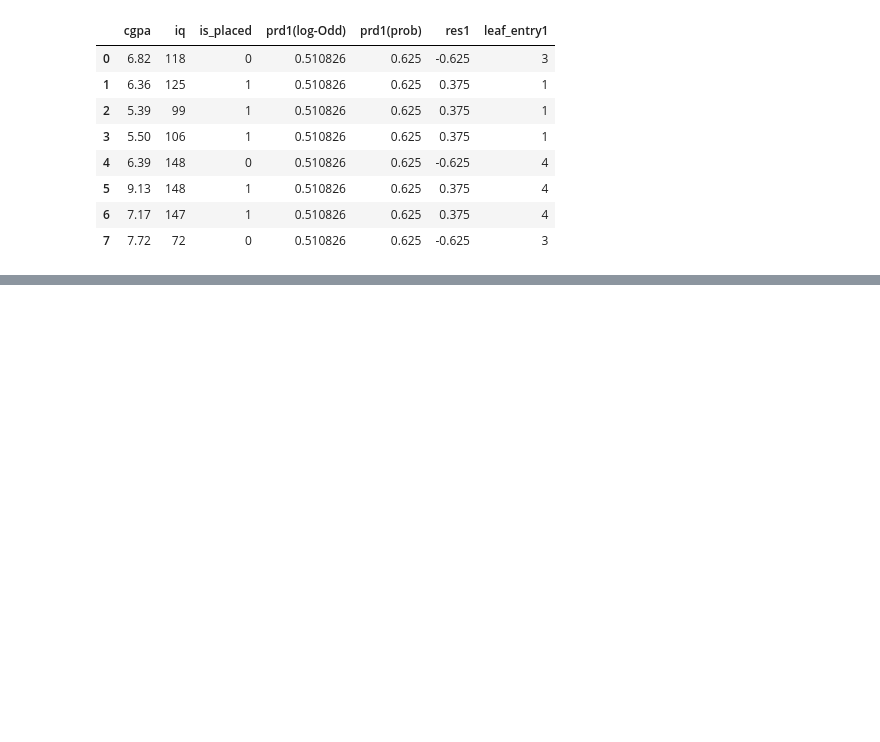
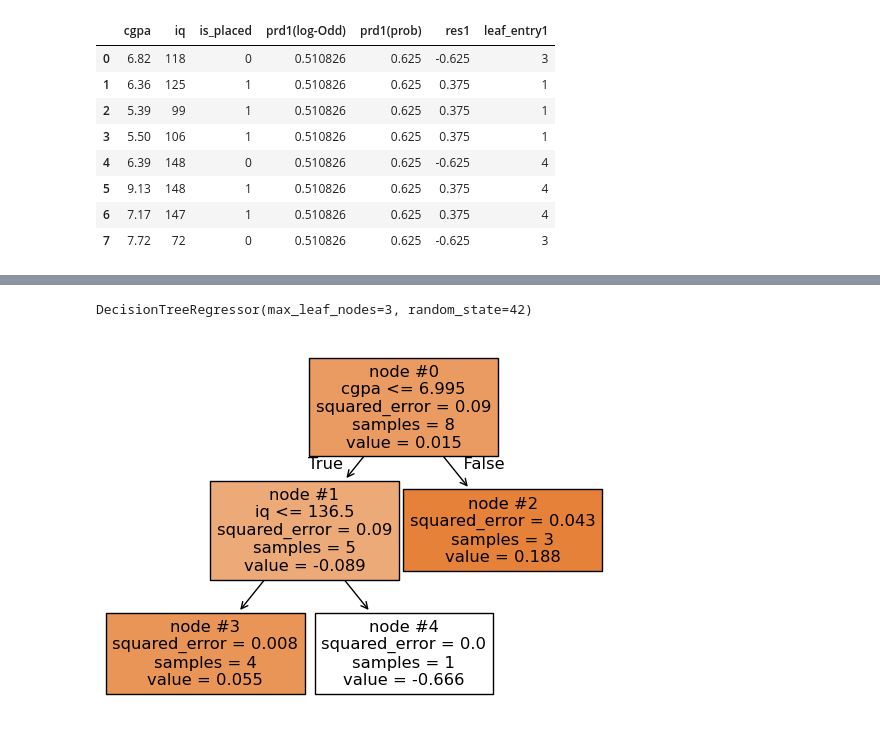
Before and after one commit to Ebratul/practices, a Jupyter notebook: gradient-boosting-classification.ipynb, the cells around one changed output, grey strips where cells are left out. Saved outputs shown, nothing was run; the diff lists cells and outputs as text; code cells hidden in the pictures; blank space fills up the shorter version.

```diff
--- a/gradient-boosting-classification.ipynb
+++ b/gradient-boosting-classification.ipynb
@@ -105,0 +114,4 @@ df
+# %%
+df['prd2(log-Odd)'] = df['prd1(log-Odd)'] + df['leaf_entry1'].apply(return_logs)
+# %%
+df['pre2(prob)'] = 1 / (1+ np.exp(-df['prd2(log-Odd)']))
@@ -105,0 +130,3 @@ df
+# %%
+df['res2'] = df['is_placed'] - df['pre2(prob)']
+df
@@ -105,0 +143,10 @@ df
+# %%
+reg2 = DecisionTreeRegressor(max_leaf_nodes= 3, random_state=42)
+reg2.fit(df.iloc[:,0:2].values, df.iloc[:,-1].values)
+# %% [output]
+DecisionTreeRegressor(max_leaf_nodes=3, random_state=42)
+# %%
+plot_tree(reg2, feature_names=['cgpa', 'iq'], filled=True, node_ids=True)
+plt.show()
+# %% [output]
+[figure, added]
```
Also changed, not shown: parts of 11 cells of this notebook.
